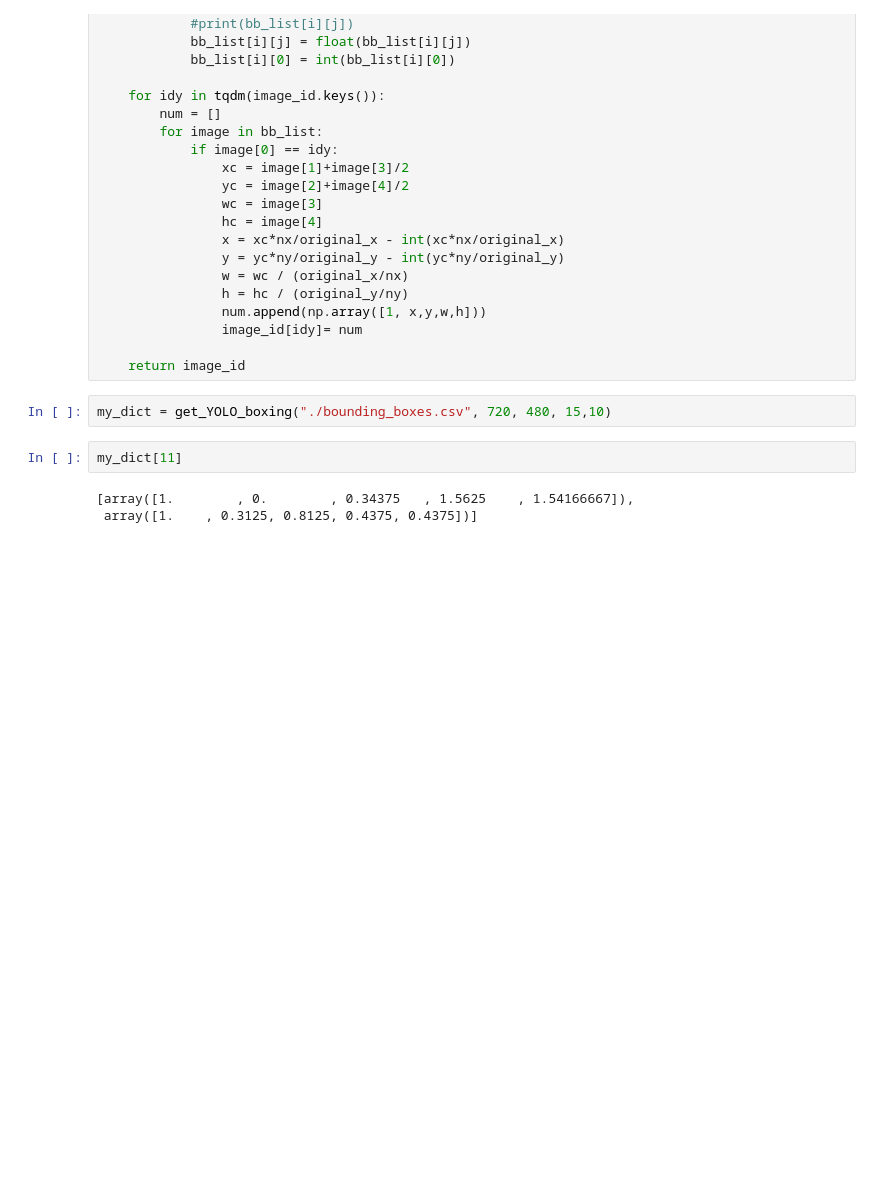
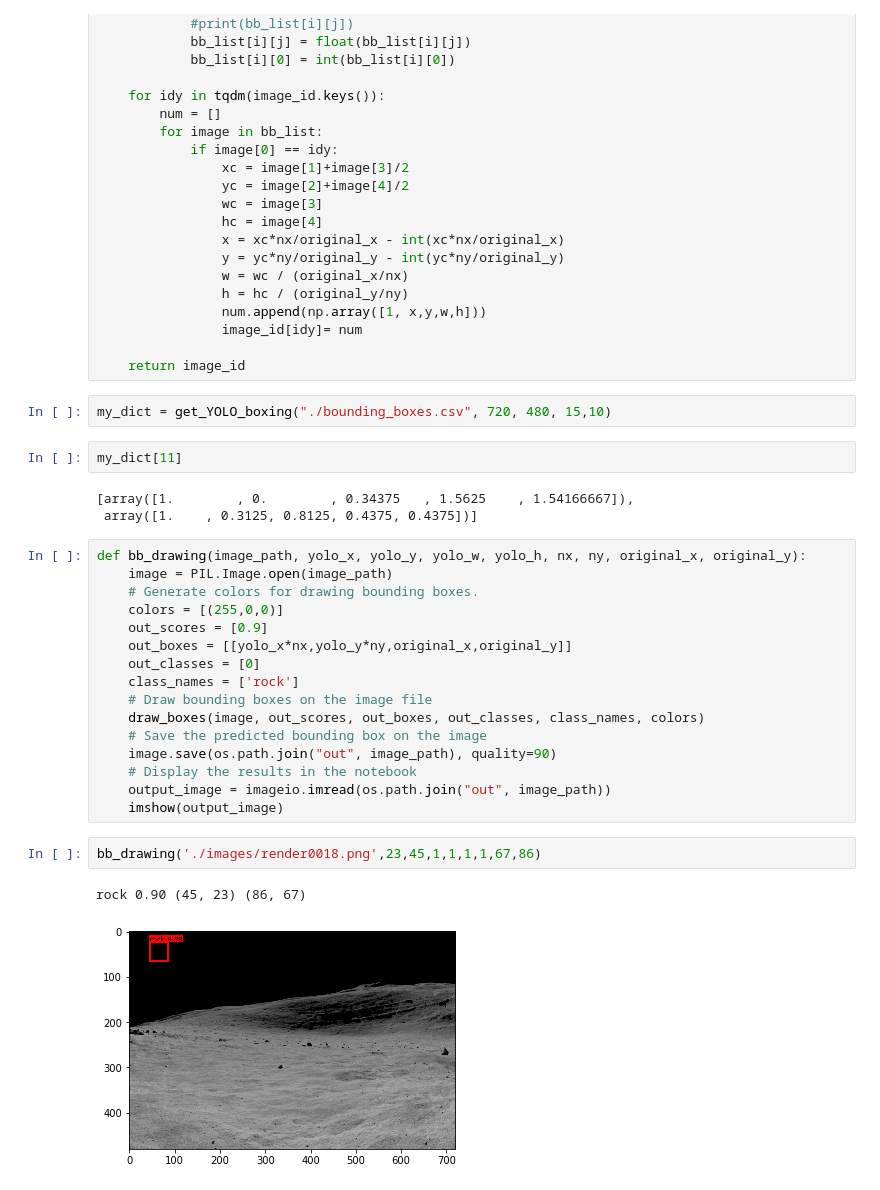
Before and after one commit to Atomoxide/Moon-Photo-Segmentation, a Jupyter notebook: data_bounding_conversion_YOLO.ipynb, the cells around one changed output. Saved outputs shown, nothing was run; the diff lists cells and outputs as text; blank space fills up the shorter version.

Commit message:
add drawing bounding boxes feature

```diff
--- a/data_bounding_conversion_YOLO.ipynb
+++ b/data_bounding_conversion_YOLO.ipynb
@@ -47,3 +58,24 @@ my_dict[11]
 # %% [output]
 [array([1.        , 0.        , 0.34375   , 1.5625    , 1.54166667]),
  array([1.    , 0.3125, 0.8125, 0.4375, 0.4375])]
+# %%
+def bb_drawing(image_path, yolo_x, yolo_y, yolo_w, yolo_h, nx, ny, original_x, original_y):
+    image = PIL.Image.open(image_path)
+    # Generate colors for drawing bounding boxes.
+    colors = [(255,0,0)]
+    out_scores = [0.9]
+    out_boxes = [[yolo_x*nx,yolo_y*ny,original_x,original_y]]
+    out_classes = [0]
+    class_names = ['rock']
+    # Draw bounding boxes on the image file
+    draw_boxes(image, out_scores, out_boxes, out_classes, class_names, colors)
+    # Save the predicted bounding box on the image
+    image.save(os.path.join("out", image_path), quality=90)
+    # Display the results in the notebook
+    output_image = imageio.imread(os.path.join("out", image_path))
+    imshow(output_image)
+# %%
+bb_drawing('./images/render0018.png',23,45,1,1,1,1,67,86)
+# %% [output]
+rock 0.90 (45, 23) (86, 67)
+[figure, added]
```
Also changed, not shown: parts of 1 cell of this notebook, 6 other files.
